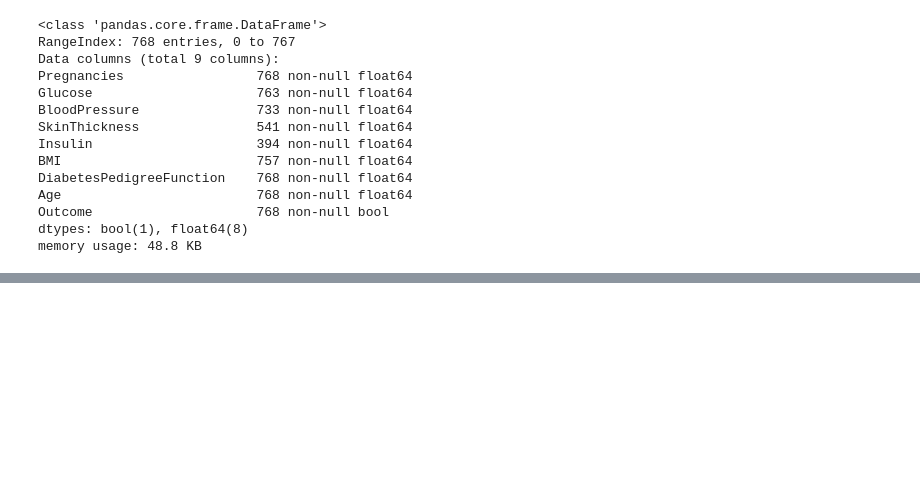
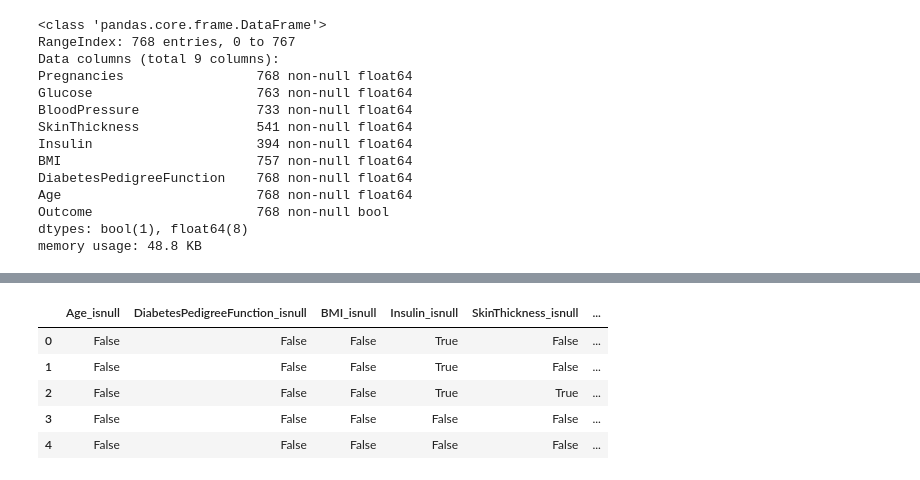
Before and after one commit to returnlove/python_for_DS, a Jupyter notebook: Pandas.ipynb, the cells around one changed output, grey strips where cells are left out. Drawn from its saved outputs; the diff is of its cells as text; code cells hidden in the pictures; blank space fills up the shorter version.

Commit message:
pandas null values

```diff
--- a/Pandas.ipynb
+++ b/Pandas.ipynb
@@ -247,0 +295,4 @@ memory usage: 48.8 KB
+# %%
+value = normalized["Insulin"].isnull()
+# %%
+normalized.insert(0, "Insulin_isnull_test", value)
@@ -247,0 +317,2 @@ memory usage: 48.8 KB
+# %%
+normalized.drop(columns = ["Insulin_isnull_test"], inplace = True)
@@ -247,0 +354,4 @@ memory usage: 48.8 KB
+# %%
+for column in columns:
+    values = normalized[column].isnull()
+    normalized.insert(0, "%s_isnull" % column, values)
@@ -247,0 +378,9 @@ memory usage: 48.8 KB
+# %%
+normalized.head()
+# %% [output]
+|  | Age_isnull | DiabetesPedigreeFunction_isnull | BMI_isnull | Insulin_isnull | SkinThickness_isnull | ... |
+| 0 | False | False | False | True | False | ... |
+| 1 | False | False | False | True | False | ... |
+| 2 | False | False | False | True | True | ... |
+| 3 | False | False | False | False | False | ... |
+| 4 | False | False | False | False | False | ... |
```
Also changed, not shown: parts of 16 cells of this notebook.
